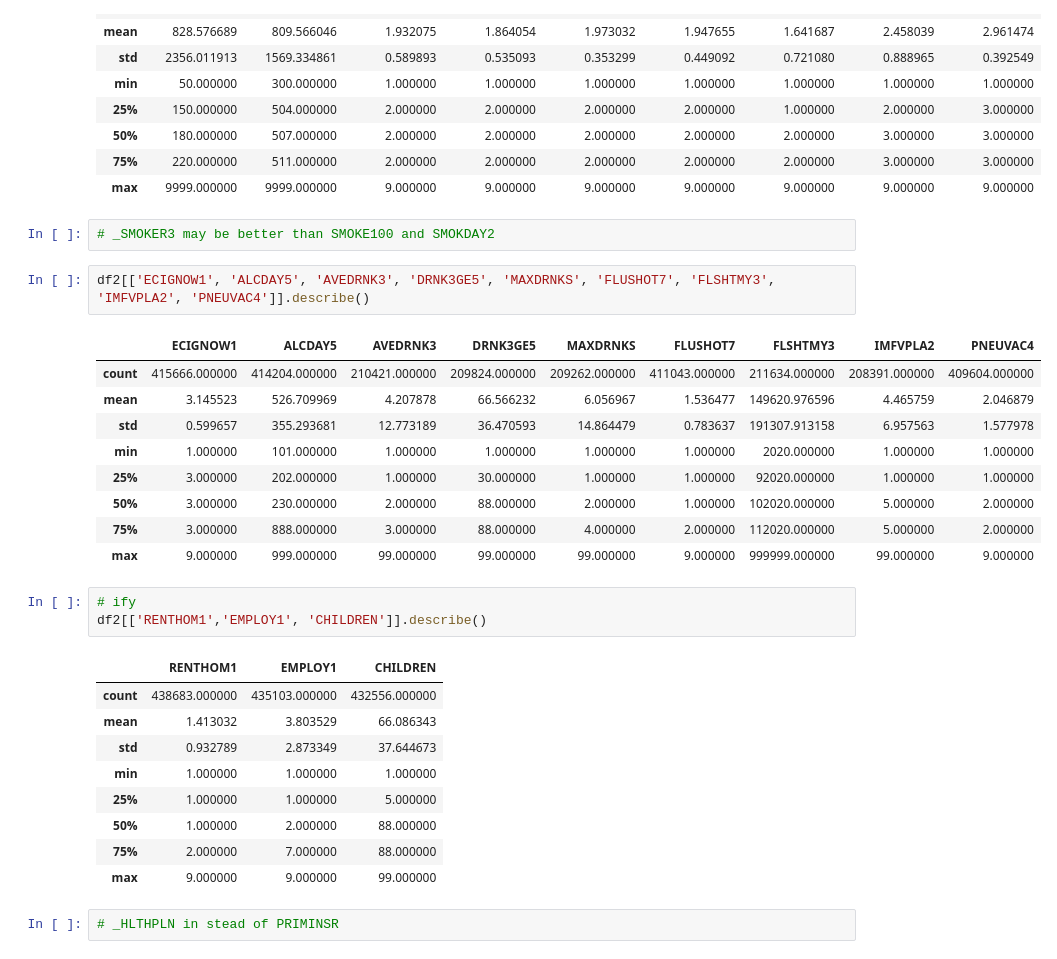
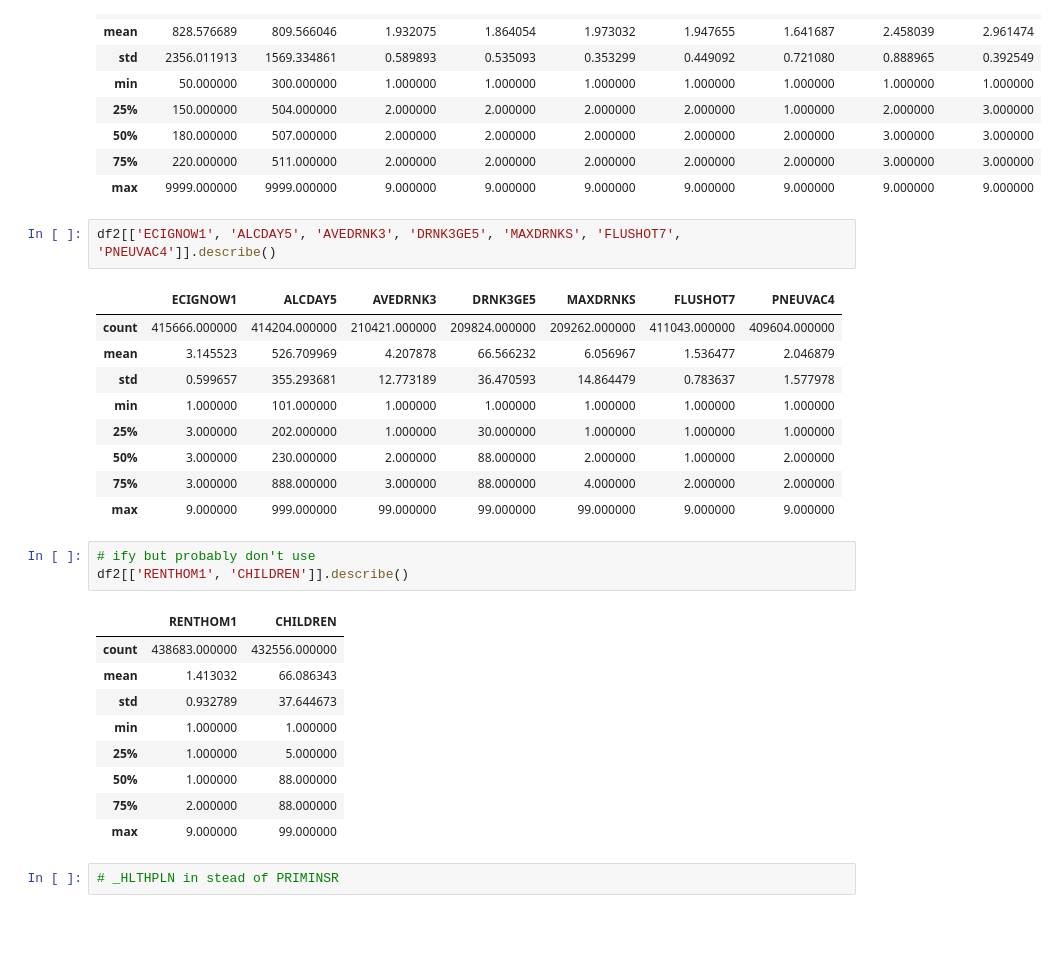
Before and after one commit to puhalskib/adv-p-health, a Jupyter notebook: main.ipynb, the cells around one changed output. Drawn from its saved outputs; the diff is of its cells as text; blank space fills up the shorter version.

```diff
--- a/main.ipynb
+++ b/main.ipynb
@@ -243,32 +243,30 @@ df2[['WEIGHT2', 'HEIGHT3', 'DECIDE', 'DIFFWALK', 'DIFFDRES', 'DIFFALON', 'SMOKE1
 | 50% | 180.000000 | 507.000000 | 2.000000 | 2.000000 | 2.000000 | 2.000000 | 2.000000 | 3.000000 | 3.000000 |
 | 75% | 220.000000 | 511.000000 | 2.000000 | 2.000000 | 2.000000 | 2.000000 | 2.000000 | 3.000000 | 3.000000 |
 | max | 9999.000000 | 9999.000000 | 9.000000 | 9.000000 | 9.000000 | 9.000000 | 9.000000 | 9.000000 | 9.000000 |
-# %%
-# _SMOKER3 may be better than SMOKE100 and SMOKDAY2
 # %%
-df2[['ECIGNOW1', 'ALCDAY5', 'AVEDRNK3', 'DRNK3GE5', 'MAXDRNKS', 'FLUSHOT7', 'FLSHTMY3', 'IMFVPLA2', 'PNEUVAC4']].describe()
+df2[['ECIGNOW1', 'ALCDAY5', 'AVEDRNK3', 'DRNK3GE5', 'MAXDRNKS', 'FLUSHOT7', 'PNEUVAC4']].describe()
 # %% [output]
-|  | ECIGNOW1 | ALCDAY5 | AVEDRNK3 | DRNK3GE5 | MAXDRNKS | FLUSHOT7 | FLSHTMY3 | IMFVPLA2 | PNEUVAC4 |
-| count | 415666.000000 | 414204.000000 | 210421.000000 | 209824.000000 | 209262.000000 | 411043.000000 | 211634.000000 | 208391.000000 | 409604.000000 |
-| mean | 3.145523 | 526.709969 | 4.207878 | 66.566232 | 6.056967 | 1.536477 | 149620.976596 | 4.465759 | 2.046879 |
-| std | 0.599657 | 355.293681 | 12.773189 | 36.470593 | 14.864479 | 0.783637 | 191307.913158 | 6.957563 | 1.577978 |
-| min | 1.000000 | 101.000000 | 1.000000 | 1.000000 | 1.000000 | 1.000000 | 2020.000000 | 1.000000 | 1.000000 |
-| 25% | 3.000000 | 202.000000 | 1.000000 | 30.000000 | 1.000000 | 1.000000 | 92020.000000 | 1.000000 | 1.000000 |
-| 50% | 3.000000 | 230.000000 | 2.000000 | 88.000000 | 2.000000 | 1.000000 | 102020.000000 | 5.000000 | 2.000000 |
-| 75% | 3.000000 | 888.000000 | 3.000000 | 88.000000 | 4.000000 | 2.000000 | 112020.000000 | 5.000000 | 2.000000 |
-| max | 9.000000 | 999.000000 | 99.000000 | 99.000000 | 99.000000 | 9.000000 | 999999.000000 | 99.000000 | 9.000000 |
+|  | ECIGNOW1 | ALCDAY5 | AVEDRNK3 | DRNK3GE5 | MAXDRNKS | FLUSHOT7 | PNEUVAC4 |
+| count | 415666.000000 | 414204.000000 | 210421.000000 | 209824.000000 | 209262.000000 | 411043.000000 | 409604.000000 |
+| mean | 3.145523 | 526.709969 | 4.207878 | 66.566232 | 6.056967 | 1.536477 | 2.046879 |
+| std | 0.599657 | 355.293681 | 12.773189 | 36.470593 | 14.864479 | 0.783637 | 1.577978 |
+| min | 1.000000 | 101.000000 | 1.000000 | 1.000000 | 1.000000 | 1.000000 | 1.000000 |
+| 25% | 3.000000 | 202.000000 | 1.000000 | 30.000000 | 1.000000 | 1.000000 | 1.000000 |
+| 50% | 3.000000 | 230.000000 | 2.000000 | 88.000000 | 2.000000 | 1.000000 | 2.000000 |
+| 75% | 3.000000 | 888.000000 | 3.000000 | 88.000000 | 4.000000 | 2.000000 | 2.000000 |
+| max | 9.000000 | 999.000000 | 99.000000 | 99.000000 | 99.000000 | 9.000000 | 9.000000 |
 # %%
-# ify
-df2[['RENTHOM1','EMPLOY1', 'CHILDREN']].describe()
+# ify but probably don't use
+df2[['RENTHOM1', 'CHILDREN']].describe()
 # %% [output]
-|  | RENTHOM1 | EMPLOY1 | CHILDREN |
-| count | 438683.000000 | 435103.000000 | 432556.000000 |
-| mean | 1.413032 | 3.803529 | 66.086343 |
-| std | 0.932789 | 2.873349 | 37.644673 |
-| min | 1.000000 | 1.000000 | 1.000000 |
-| 25% | 1.000000 | 1.000000 | 5.000000 |
-| 50% | 1.000000 | 2.000000 | 88.000000 |
-| 75% | 2.000000 | 7.000000 | 88.000000 |
-| max | 9.000000 | 9.000000 | 99.000000 |
+|  | RENTHOM1 | CHILDREN |
+| count | 438683.000000 | 432556.000000 |
+| mean | 1.413032 | 66.086343 |
+| std | 0.932789 | 37.644673 |
+| min | 1.000000 | 1.000000 |
+| 25% | 1.000000 | 5.000000 |
+| 50% | 1.000000 | 88.000000 |
+| 75% | 2.000000 | 88.000000 |
+| max | 9.000000 | 99.000000 |
 # %%
 # _HLTHPLN in stead of PRIMINSR
```
Also changed, not shown: parts of 23 cells of this notebook, 1 other file.
